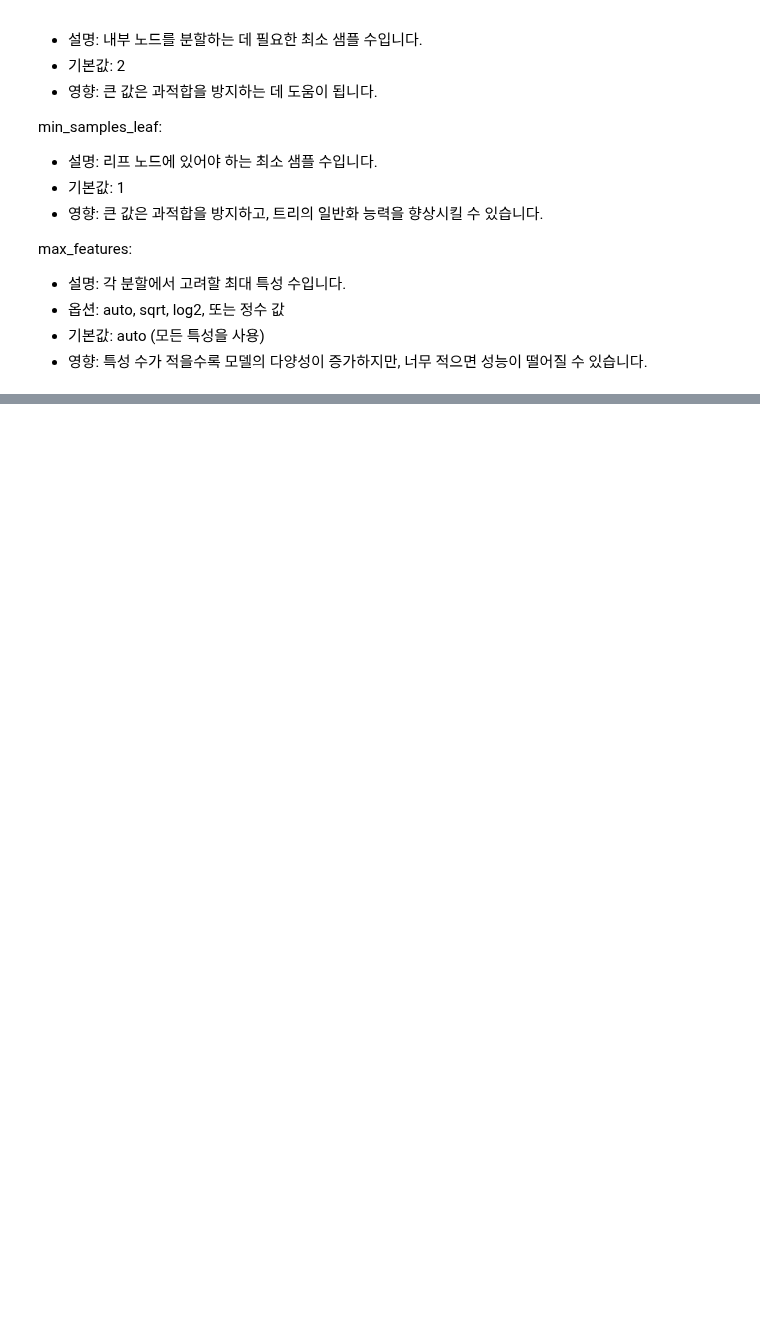
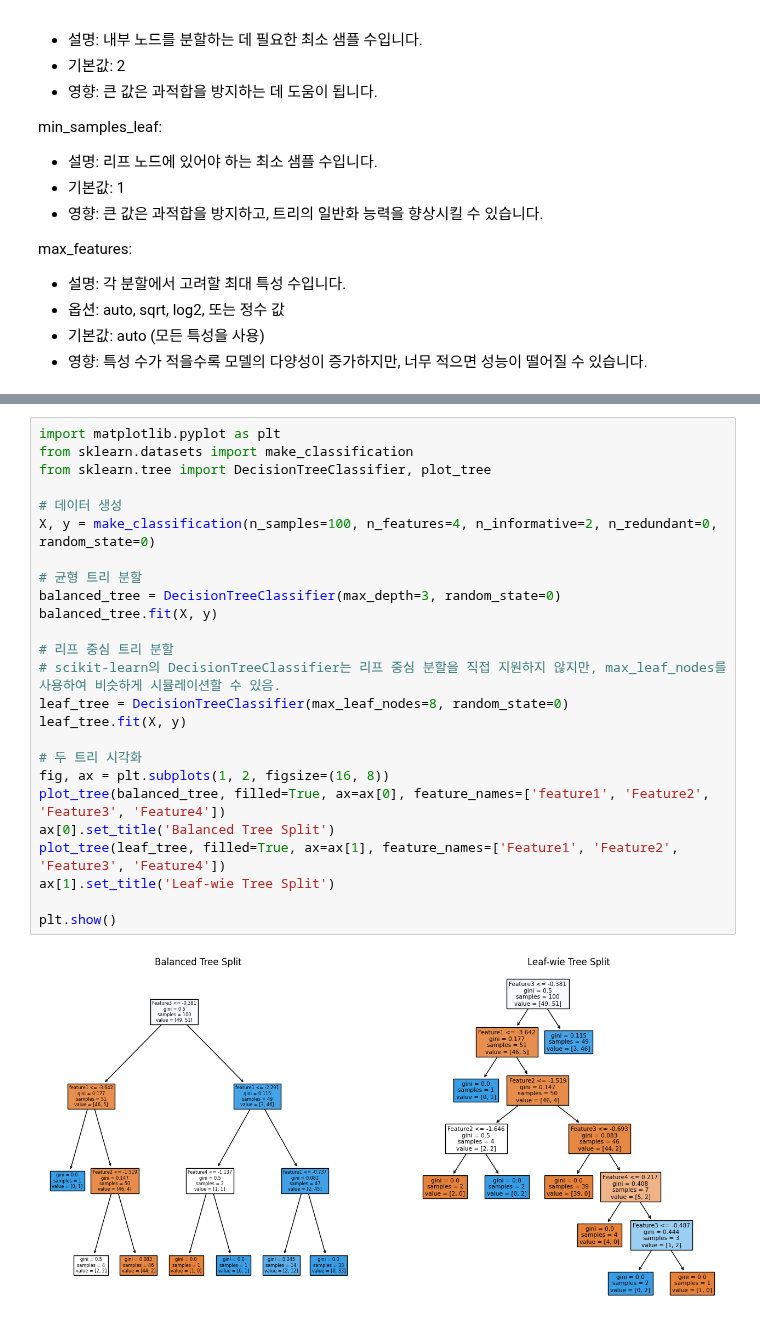
Before and after one commit to Kimhang-KDT/kita_2404, a Jupyter notebook: m5_머신러닝/m5_분류2_모델.ipynb, the cells around one changed output, grey strips where cells are left out. Drawn from its saved outputs; the diff is of its cells as text; blank space fills up the shorter version.

```diff
--- a/m5_머신러닝/m5_분류2_모델.ipynb
+++ b/m5_머신러닝/m5_분류2_모델.ipynb
@@ -496,0 +784,27 @@ max_features:
+# %%
+import matplotlib.pyplot as plt
+from sklearn.datasets import make_classification
+from sklearn.tree import DecisionTreeClassifier, plot_tree
+
+# 데이터 생성
+X, y = make_classification(n_samples=100, n_features=4, n_informative=2, n_redundant=0, random_state=0)
+
+# 균형 트리 분할
+balanced_tree = DecisionTreeClassifier(max_depth=3, random_state=0)
+balanced_tree.fit(X, y)
+
+# 리프 중심 트리 분할
+# scikit-learn의 DecisionTreeClassifier는 리프 중심 분할을 직접 지원하지 않지만, max_leaf_nodes를 사용하여 비슷하게 시뮬레이션할 수 있음.
+leaf_tree = DecisionTreeClassifier(max_leaf_nodes=8, random_state=0)
+leaf_tree.fit(X, y)
+
+# 두 트리 시각화
+fig, ax = plt.subplots(1, 2, figsize=(16, 8))
+plot_tree(balanced_tree, filled=True, ax=ax[0], feature_names=['feature1', 'Feature2', 'Feature3', 'Feature4'])
+ax[0].set_title('Balanced Tree Split')
+plot_tree(leaf_tree, filled=True, ax=ax[1], feature_names=['Feature1', 'Feature2', 'Feature3', 'Feature4'])
+ax[1].set_title('Leaf-wie Tree Split')
+
+plt.show()
+# %% [output]
+[figure, added]
```
Also changed, not shown: parts of 15 cells of this notebook.
